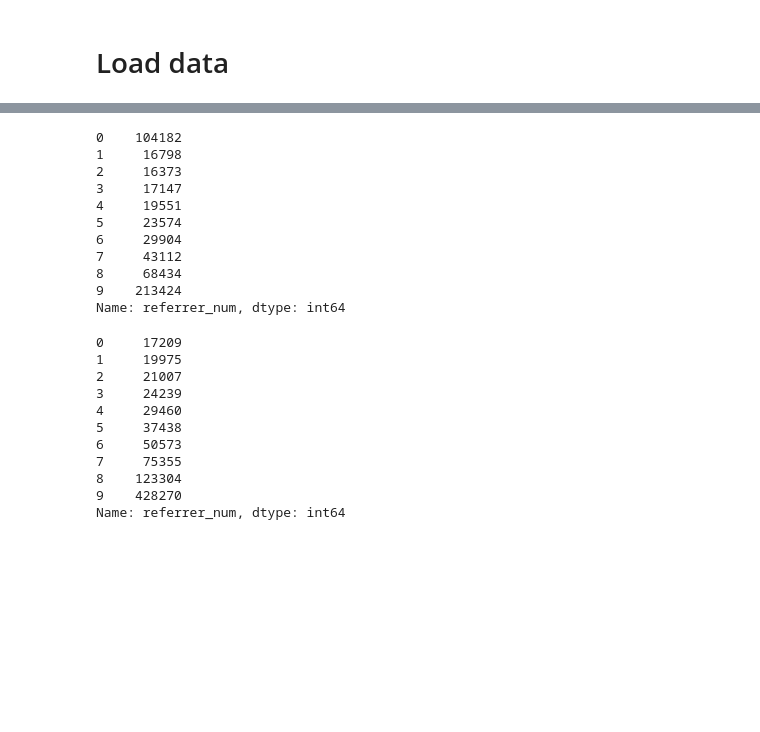
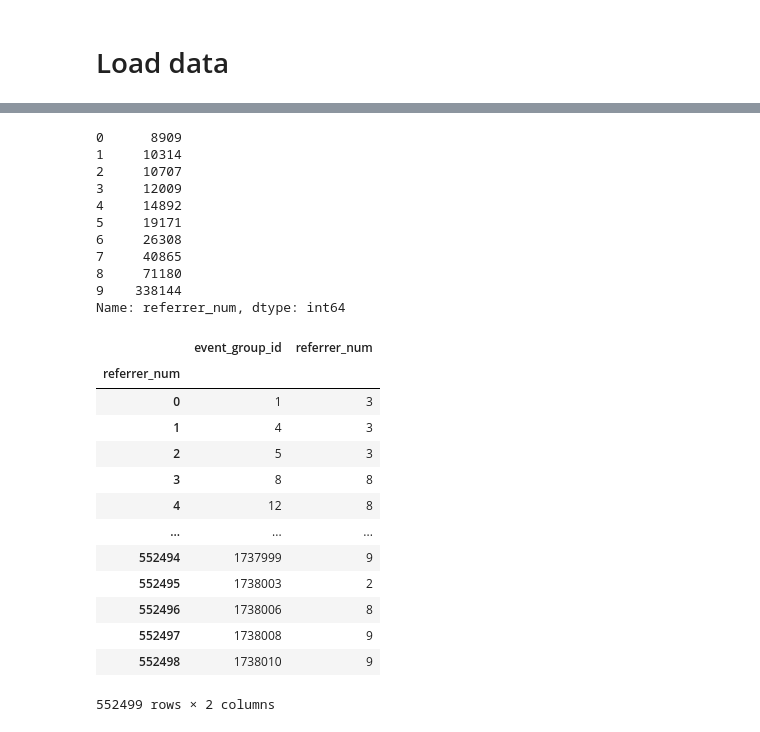
Before and after one commit to schistyakov/boosters_semrush, a Jupyter notebook: baseline_v3.ipynb, the cells around one changed output, grey strips where cells are left out. Saved outputs shown, nothing was run; the diff lists cells and outputs as text; code cells hidden in the pictures; blank space fills up the shorter version.

```diff
--- a/baseline_v3.ipynb
+++ b/baseline_v3.ipynb
@@ -351,0 +357,11 @@ train_test_data = get_lgb_dataset(train_test_features)
+# %%
+f1_max_list = []
+f1_max_th_list = []
+for target in range(10):
+    f1_max, f1_max_th = get_f1_max(train_valid_pred.loc[:,('is_referrer', target)].astype('bool'),
+                                   train_valid_pred.loc[:,('is_referrer_pred', target)])
+
+    f1_max_list.append(f1_max)
+    f1_max_th_list.append(f1_max_th)
+
+np.average(f1_max_list)
@@ -491,40 +569,29 @@ test_pred.head()
-# %%
-def save_submission(data, path):
-    data['is_referrer_pred'] = data.loc[:,('is_referrer_pred', slice(None))].max(axis=1)
-    pred = data[['referrer_num']].reset_index()
-
-    sample = pd.read_csv(data_path_sample_orig)
-    assert all(pred.event_group_id == sample.event_group_id)
-    assert all(pred.referrer_num.isin(list(range(10))))
-
-    print(pred.referrer_num.value_counts().sort_index())
-
-    pred.to_csv(path, index=False)
-
-save_submission(test_pred, 'results/result_v2.csv')
-# %% [output]
-0    104182
-1     16798
-2     16373
-3     17147
-4     19551
-5     23574
-6     29904
-7     43112
-8     68434
-9    213424
-Name: referrer_num, dtype: int64
-# %%
-train_train_features[train_train_features.is_referrer==True].referrer_num.value_counts().sort_index()
-# %% [output]
-0     17209
-1     19975
-2     21007
-3     24239
-4     29460
-5     37438
-6     50573
-7     75355
-8    123304
-9    428270
-Name: referrer_num, dtype: int64
+# %%
+test_pred_sub = save_submission(test_pred, 'results/result_v3.csv')
+test_pred_sub
+# %% [output]
+0      8909
+1     10314
+2     10707
+3     12009
+4     14892
+5     19171
+6     26308
+7     40865
+8     71180
+9    338144
+Name: referrer_num, dtype: int64
+|  | event_group_id | referrer_num |
+| referrer_num |  |  |
+| 0 | 1 | 3 |
+| 1 | 4 | 3 |
+| 2 | 5 | 3 |
+| 3 | 8 | 8 |
+| 4 | 12 | 8 |
+| ... | ... | ... |
+| 552494 | 1737999 | 9 |
+| 552495 | 1738003 | 2 |
+| 552496 | 1738006 | 8 |
+| 552497 | 1738008 | 9 |
+| 552498 | 1738010 | 9 |
+552499 rows × 2 columns
```
Also changed, not shown: parts of 78 cells of this notebook, 1 other file.
